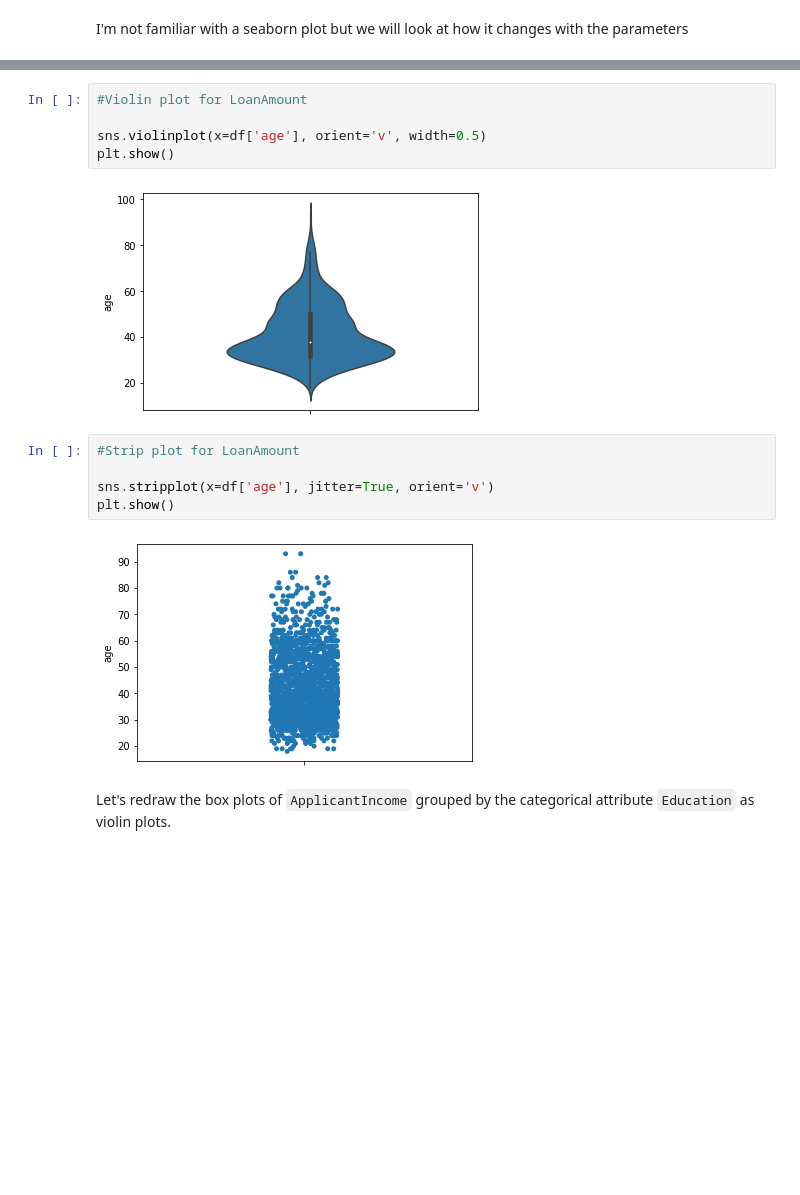
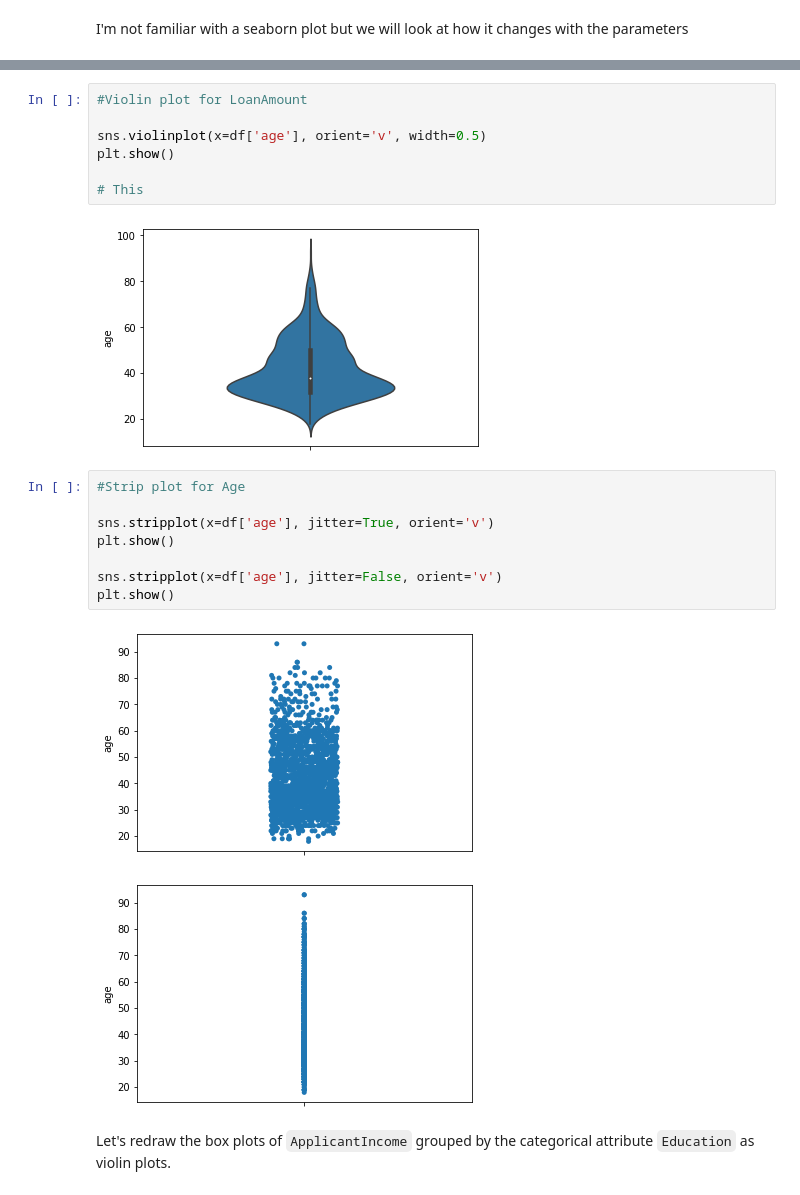
Before and after one commit to 110900/dmdm, a Jupyter notebook: E-tivity1DM.ipynb, the cells around one changed output, grey strips where cells are left out. Drawn from its saved outputs; the diff is of its cells as text; blank space fills up the shorter version.

```diff
--- a/E-tivity1DM.ipynb
+++ b/E-tivity1DM.ipynb
@@ -244,15 +256,21 @@ plt.show()
 
 sns.violinplot(x=df['age'], orient='v', width=0.5)
 plt.show()
+
+# This
 # %% [output]
 [figure]
 # %%
-#Strip plot for LoanAmount
+#Strip plot for Age
 
 sns.stripplot(x=df['age'], jitter=True, orient='v')
 plt.show()
+
+sns.stripplot(x=df['age'], jitter=False, orient='v')
+plt.show()
 # %% [output]
-[figure, old version]
+[figure, new version]
+[figure, added]
 # %% [markdown]
 Let's redraw the box plots of `ApplicantIncome` grouped by the categorical attribute `Education` as violin plots.
 # %%
```
Also changed, not shown: parts of 3 cells of this notebook.
